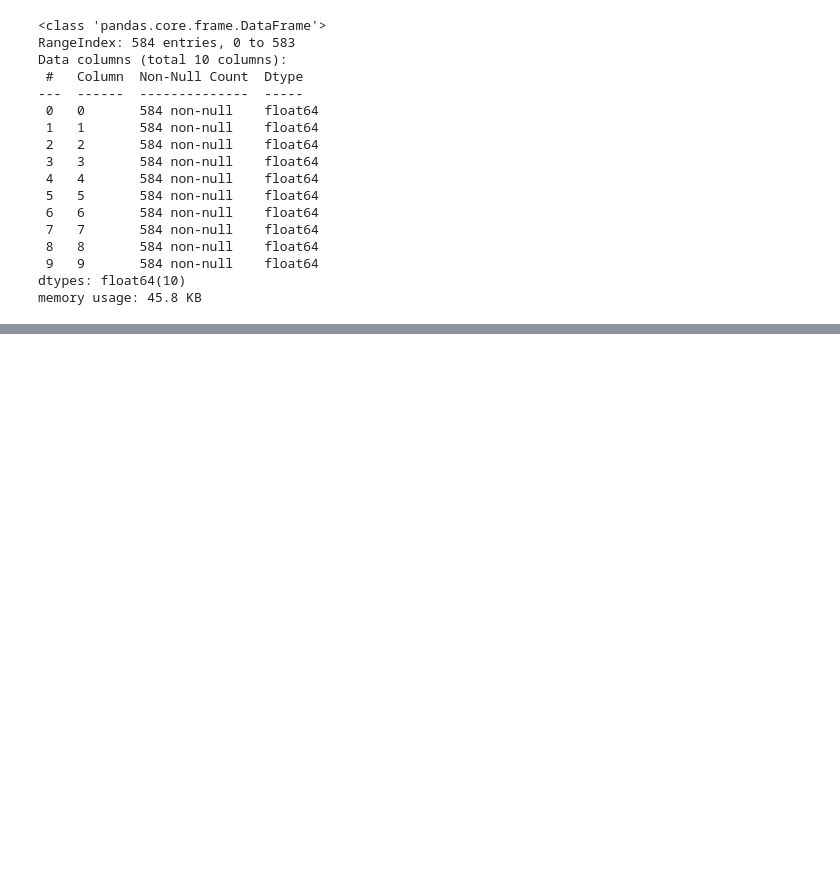
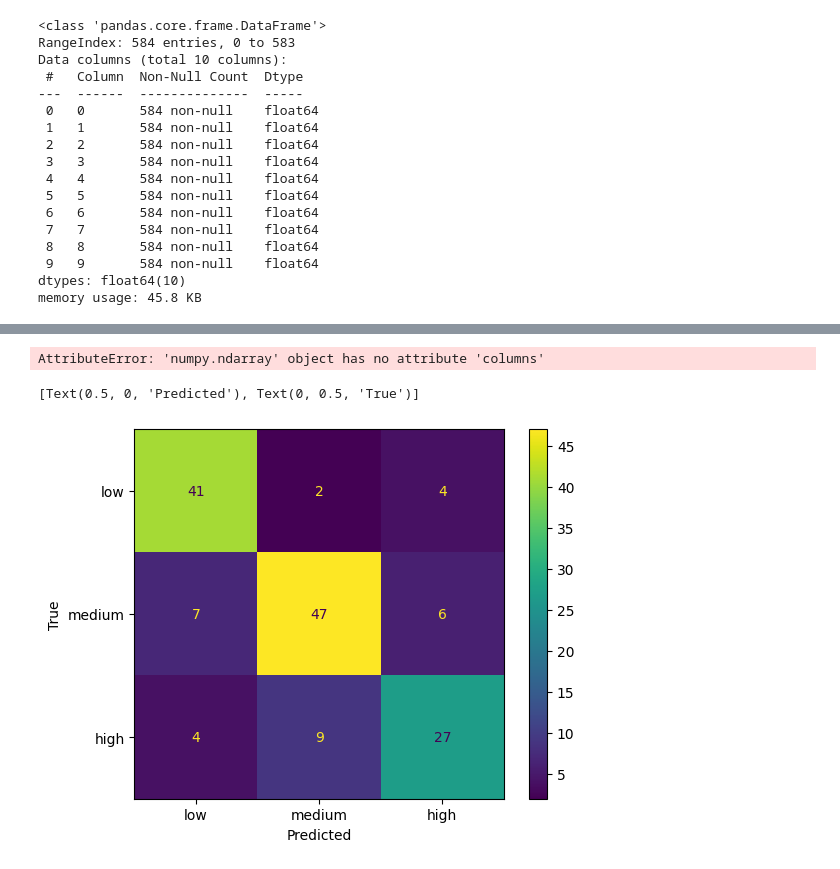
Before and after one commit to vern3432/DM2_P_Varano_Kunz_Leighton, a Jupyter notebook: Decision_Tree.ipynb, the cells around one changed output, grey strips where cells are left out. Saved outputs shown, nothing was run; the diff lists cells and outputs as text; code cells hidden in the pictures; blank space fills up the shorter version.

```diff
--- a/Decision_Tree.ipynb
+++ b/Decision_Tree.ipynb
@@ -89,0 +191,29 @@ Image(graph.create_png())
+# %%
+features = selector.fit_transform(X_train, Y_train)
+
+feature_idx = selector.get_support(indices = True)
+
+feature_names = X_train.columns[feature_idx]
+
+features = pd.DataFrame(features, columns = feature_names)
+features.head()
+# %% [output]
+AttributeError: 'numpy.ndarray' object has no attribute 'columns'
+# %%
+selector = RFECV(dtc, cv = 2)
+selector.fit(X_train, Y_train)
+
+X_train_rfe = selector.transform(X_train)
+X_test_rfe = selector.transform(X_test)
+
+
+dtc.fit(X_train_rfe, Y_train)
+Y_pred = dtc.predict(X_test_rfe)
+
+cf_matrix = confusion_matrix(Y_test, Y_pred)
+cmd = ConfusionMatrixDisplay(cf_matrix, display_labels = ['low', 'medium', 'high'])
+cmd.plot()
+cmd.ax_.set(xlabel = 'Predicted', ylabel = 'True')
+# %% [output]
+[Text(0.5, 0, 'Predicted'), Text(0, 0.5, 'True')]
+[figure, added]
```
Also changed, not shown: parts of 16 cells of this notebook.
